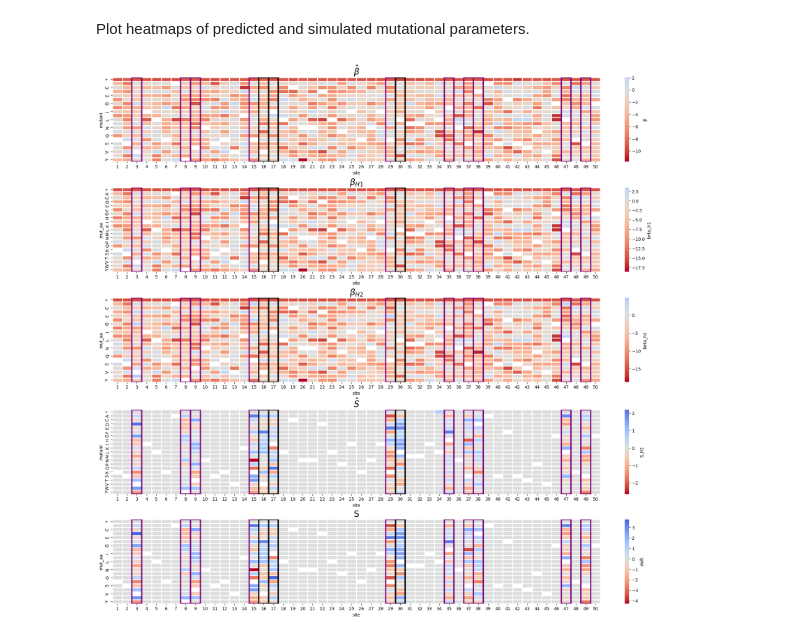
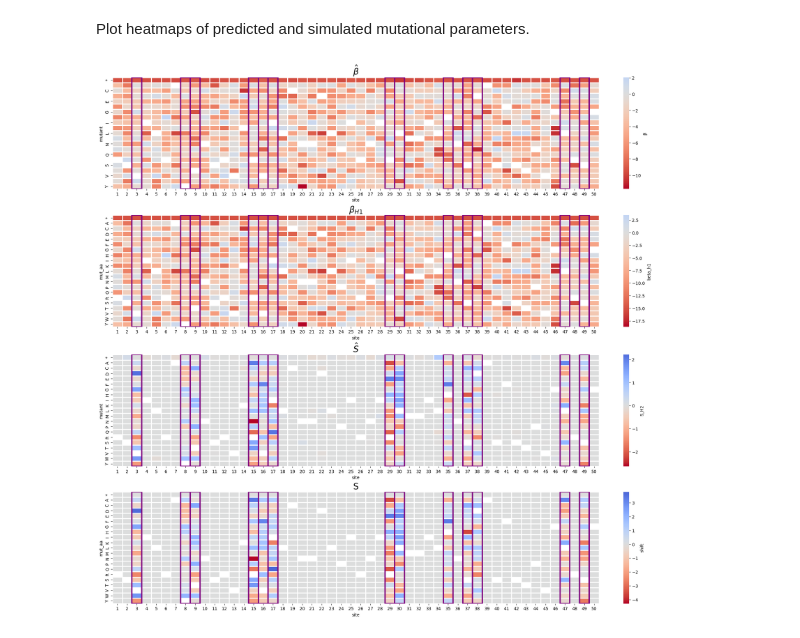
Before and after one commit to matsengrp/multidms, a Jupyter notebook: notebooks/fit_simulation_data.ipynb, the cells around one changed output. Saved outputs shown, nothing was run; the diff lists cells and outputs as text; code cells hidden in the pictures.

Commit message:
successfully fit emp data and added c_h

```diff
--- a/notebooks/fit_simulation_data.ipynb
+++ b/notebooks/fit_simulation_data.ipynb
@@ -116,9 +132,9 @@ del homologs['2']
 # %%
 phenotype_for_fitting = "observed_phenotype" # 'observed_enrichment' #
-(X, y), df, all_subs = create_homolog_modeling_data(
+(X, y), df, all_subs, site_map = create_homolog_modeling_data(
                             simulated_dataset_lib1,
-                            homologs,
                             "homolog",
+                            "reference",
                             "aa_substitutions",
                             phenotype_for_fitting
                         )
@@ -132,7 +151,7 @@ sig_range = sig_upper - sig_lower
 
 # Initialize all params
 params = initialize_model_params(
-    homologs,
+    simulated_dataset_lib1.homolog.unique(),
     n_beta_shift_params=X["reference"].shape[1],
     include_alpha=True,
     init_sig_range=sig_range,
@@ -158,7 +177,10 @@ params, state = solver.run(
     params,
     hyperparams_prox = dict(
         clip_stretch=0.0,
-        lock_params=None
+        lock_params= {
+            "S_reference" : jnp.zeros(len(params['β'])),
+            "C_reference" : jnp.zeros(shape=(1,))
+        }
     ),
     data=(X, y),
     λ_L1=2.5e-5
@@ -294,25 +329,25 @@ axd = fig.subplot_mosaic(
     """
     DDDDDDDDD
     EEEEEEEEE
-    FFFFFFFFF
     GGGGGGGGG
     HHHHHHHHH
     """
 )
+#     FFFFFFFFF
 
 layout = {
     "β":("D", "$\hat{β}$"),
     "beta_h1":("E", "$β_{H1}$"),
-    "beta_h2":("F", "$β_{H2}$"),
+#     "beta_h2":("F", "$β_{H2}$"),
     "S_H2":("G", "$\hat{S}$"),
     "shift":("H", "S")
 }
 
 shifted_sites = set(simulated_mut_effects.query("shifted_site == True")["site"])
-non_identical_sites = set([
-    i+1 for i, (aa1, aa2) in enumerate(zip(*homologs.values()))
-    if aa1 != aa2
-])
+non_identical_sites = [
+    i for i, row in site_map.iterrows()
+    if row["reference"] != row["H2"]
+]
 
 for i, param in enumerate(["β", "S_H2"]):
     rows = []
@@ -342,33 +377,35 @@ for i, param in enumerate(["β", "S_H2"]):
     axd[layout[param][0]].set_title(layout[param][1], size=20)
 
 
-for i, param in enumerate(["beta_h1", "beta_h2", "shift"], 2):
+# for i, param in enumerate(["beta_h1", "beta_h2", "shift"], 2):
+for i, param in enumerate(["beta_h1", "shift"], 2):
+
 
     mutation_effects = simulated_mut_effects.pivot(
         index="mut_aa",
         columns="site", values=param
     )
 
     sns.heatmap(
         mutation_effects, mask=mutation_effects.isnull(),
         linewidths=1,
         cmap="coolwarm_r", center=0,
         cbar_kws={"label": param},
         ax=axd[layout[param][0]]
     )
     axd[layout[param][0]].set_title(layout[param][1], size=20)
 
 
 for param, ax in axd.items():
     for site in shifted_sites:
         ax.add_patch(
             plt.Rectangle(
                 (site-1, 0), 1, 21,
                 linewidth=3,
                 edgecolor="black" if site in non_identical_sites else "purple",
                 fill=False
             )
         )
 plt.show()
 # %% [output]
-[figure, old version]
+[figure, new version]
```
Also changed, not shown: parts of 7 cells of this notebook, 5 other files.
